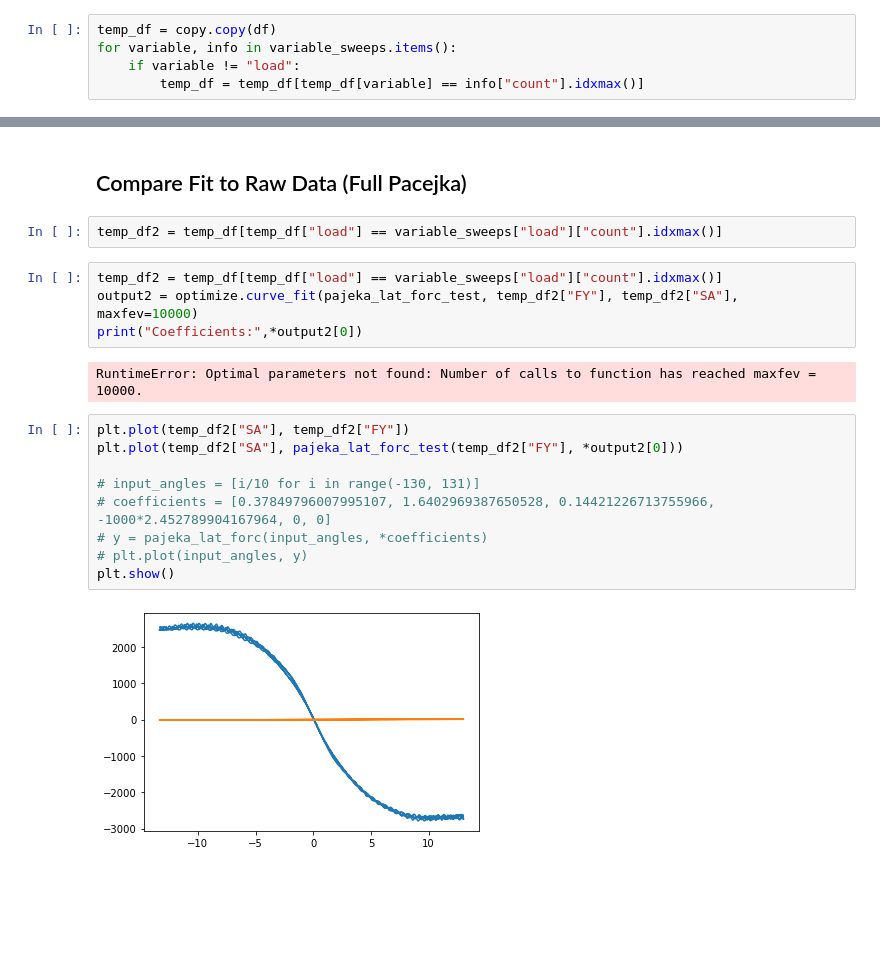
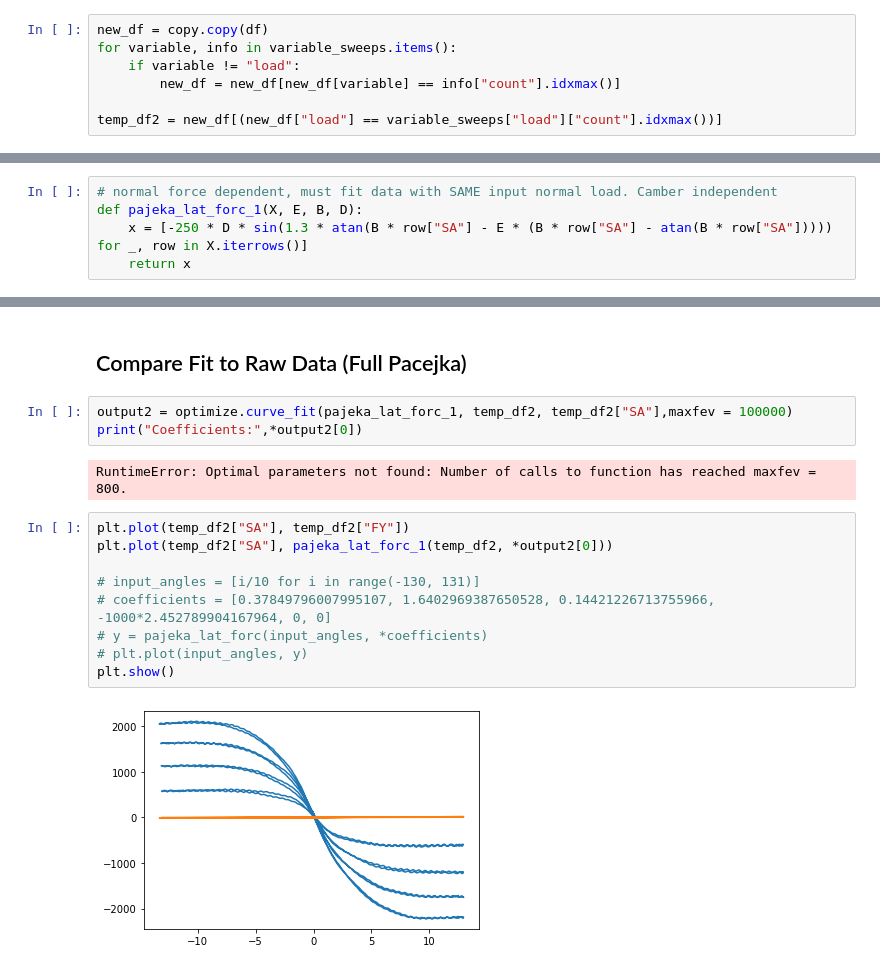
Before and after one commit to kierancoz/tire_analysis, a Jupyter notebook: pacejka_test_fitting.ipynb, the cells around one changed output, grey strips where cells are left out. Saved outputs shown, nothing was run; the diff lists cells and outputs as text; blank space fills up the shorter version.

```diff
--- a/pacejka_test_fitting.ipynb
+++ b/pacejka_test_fitting.ipynb
@@ -33,6 +36,8 @@ for variable, info in variable_sweeps.items():
 # %%
-temp_df = copy.copy(df)
+new_df = copy.copy(df)
 for variable, info in variable_sweeps.items():
     if variable != "load":
-        temp_df = temp_df[temp_df[variable] == info["count"].idxmax()]
+        new_df = new_df[new_df[variable] == info["count"].idxmax()]
+
+temp_df2 = new_df[(new_df["load"] == variable_sweeps["load"]["count"].idxmax())]
 # %% [markdown]
@@ -54,0 +53,5 @@ def arctan_lat_fit(X, A, B, C, D):
+# %%
+# normal force dependent, must fit data with SAME input normal load. Camber independent
+def pajeka_lat_forc_1(X, E, B, D):
+    x = [-250 * D * sin(1.3 * atan(B * row["SA"] - E * (B * row["SA"] - atan(B * row["SA"])))) for _, row in X.iterrows()]
+    return x
@@ -93,22 +99,19 @@ Standard Deviation from Fit (Newtons): 110.58667607924347
 # %% [markdown]
 ## Compare Fit to Raw Data (Full Pacejka)
-# %%
-temp_df2 = temp_df[temp_df["load"] == variable_sweeps["load"]["count"].idxmax()]
 # %%
-temp_df2 = temp_df[temp_df["load"] == variable_sweeps["load"]["count"].idxmax()]
-output2 = optimize.curve_fit(pajeka_lat_forc_test, temp_df2["FY"], temp_df2["SA"], maxfev=10000)
+output2 = optimize.curve_fit(pajeka_lat_forc_1, temp_df2, temp_df2["SA"],maxfev = 100000)
 print("Coefficients:",*output2[0])
 # %% [output]
-RuntimeError: Optimal parameters not found: Number of calls to function has reached maxfev = 10000.
+RuntimeError: Optimal parameters not found: Number of calls to function has reached maxfev = 800.
 # %%
 plt.plot(temp_df2["SA"], temp_df2["FY"])
-plt.plot(temp_df2["SA"], pajeka_lat_forc_test(temp_df2["FY"], *output2[0]))
+plt.plot(temp_df2["SA"], pajeka_lat_forc_1(temp_df2, *output2[0]))
 
 # input_angles = [i/10 for i in range(-130, 131)]
 # coefficients = [0.37849796007995107, 1.6402969387650528, 0.14421226713755966, -1000*2.452789904167964, 0, 0]
 # y = pajeka_lat_forc(input_angles, *coefficients)
 # plt.plot(input_angles, y)
 plt.show()
 # %% [output]
-[figure, old version]
+[figure, new version]
 # %%
```
Also changed, not shown: parts of 30 cells of this notebook, 4 other files.
